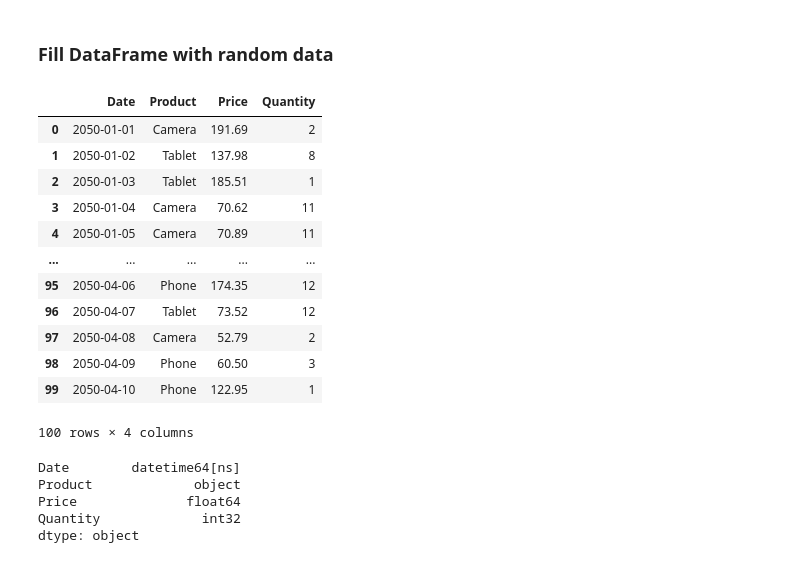
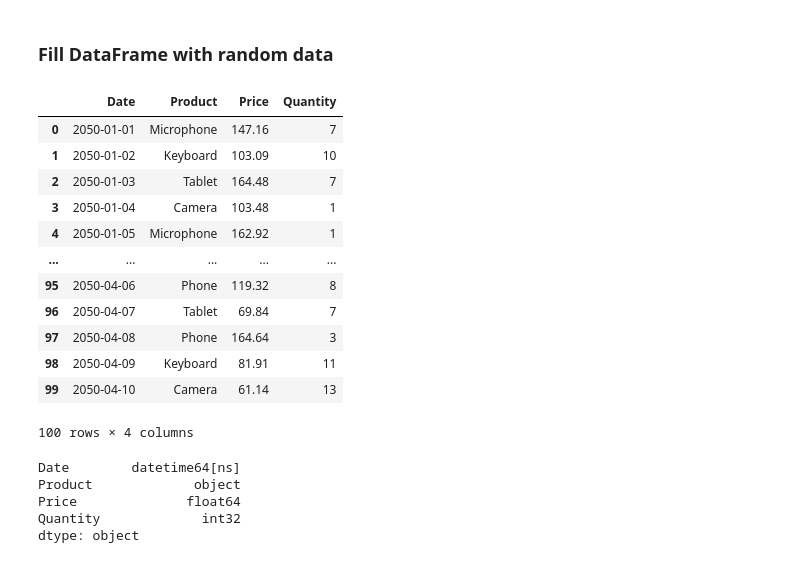
Before and after one commit to xdpiqbx/python-basics-data-s-ml-analys-by-bogdan, a Jupyter notebook: Pandas/004_Random_CSV.ipynb, the cells around one changed output. Drawn from its saved outputs; the diff is of its cells as text; code cells hidden in the pictures.

```diff
--- a/Pandas/004_Random_CSV.ipynb
+++ b/Pandas/004_Random_CSV.ipynb
@@ -8,33 +9,33 @@ import numpy as np
 # %%
 np.random.seed(1)
 n = 100
 dates = pd.date_range(start='2050-01-01', periods=n, freq='D')
-products = np.random.choice(['Tablet', 'Camera', 'Phone'], n)
+products = np.random.choice(['Tablet', 'Camera', 'Phone', 'Microphone', 'Keyboard'], n)
 prices = np.round(np.random.uniform(50., 200., n), 2)
 quantities = np.random.randint(1, 15, n)
 
 data = {
     'Date': dates,
     'Product': products,
     'Price': prices,
     'Quantity': quantities
 }
 
 df = pd.DataFrame(data)
 df
 # %% [output]
 |  | Date | Product | Price | Quantity |
-| 0 | 2050-01-01 | Camera | 191.69 | 2 |
-| 1 | 2050-01-02 | Tablet | 137.98 | 8 |
-| 2 | 2050-01-03 | Tablet | 185.51 | 1 |
-| 3 | 2050-01-04 | Camera | 70.62 | 11 |
-| 4 | 2050-01-05 | Camera | 70.89 | 11 |
+| 0 | 2050-01-01 | Microphone | 147.16 | 7 |
+| 1 | 2050-01-02 | Keyboard | 103.09 | 10 |
+| 2 | 2050-01-03 | Tablet | 164.48 | 7 |
+| 3 | 2050-01-04 | Camera | 103.48 | 1 |
+| 4 | 2050-01-05 | Microphone | 162.92 | 1 |
 | ... | ... | ... | ... | ... |
-| 95 | 2050-04-06 | Phone | 174.35 | 12 |
-| 96 | 2050-04-07 | Tablet | 73.52 | 12 |
-| 97 | 2050-04-08 | Camera | 52.79 | 2 |
-| 98 | 2050-04-09 | Phone | 60.50 | 3 |
-| 99 | 2050-04-10 | Phone | 122.95 | 1 |
+| 95 | 2050-04-06 | Phone | 119.32 | 8 |
+| 96 | 2050-04-07 | Tablet | 69.84 | 7 |
+| 97 | 2050-04-08 | Phone | 164.64 | 3 |
+| 98 | 2050-04-09 | Keyboard | 81.91 | 11 |
+| 99 | 2050-04-10 | Camera | 61.14 | 13 |
 100 rows × 4 columns
 # %%
 df.dtypes
```
Also changed, not shown: parts of 15 cells of this notebook, 4 other files.
